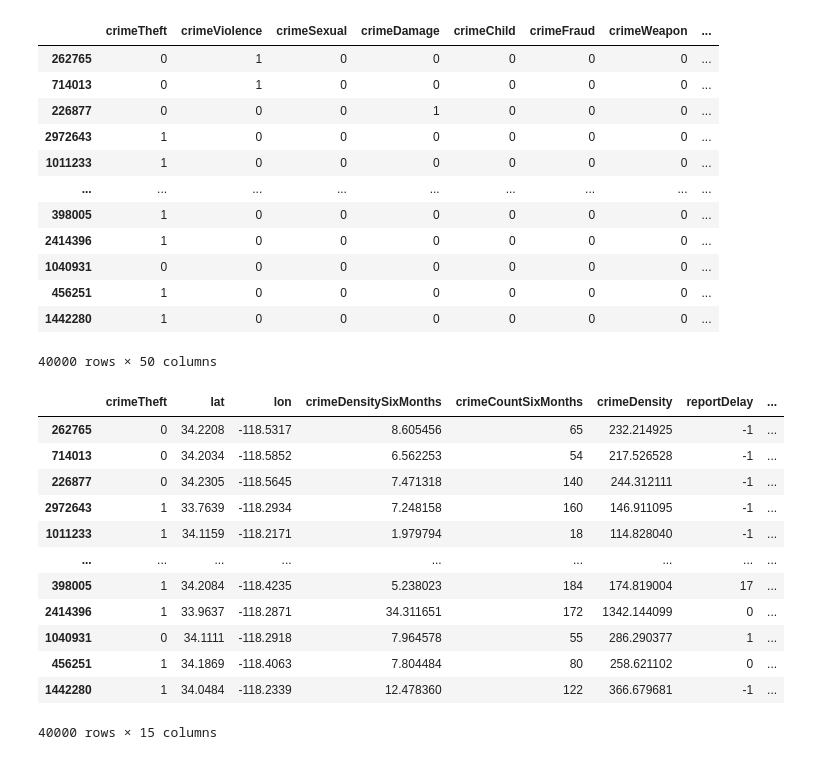
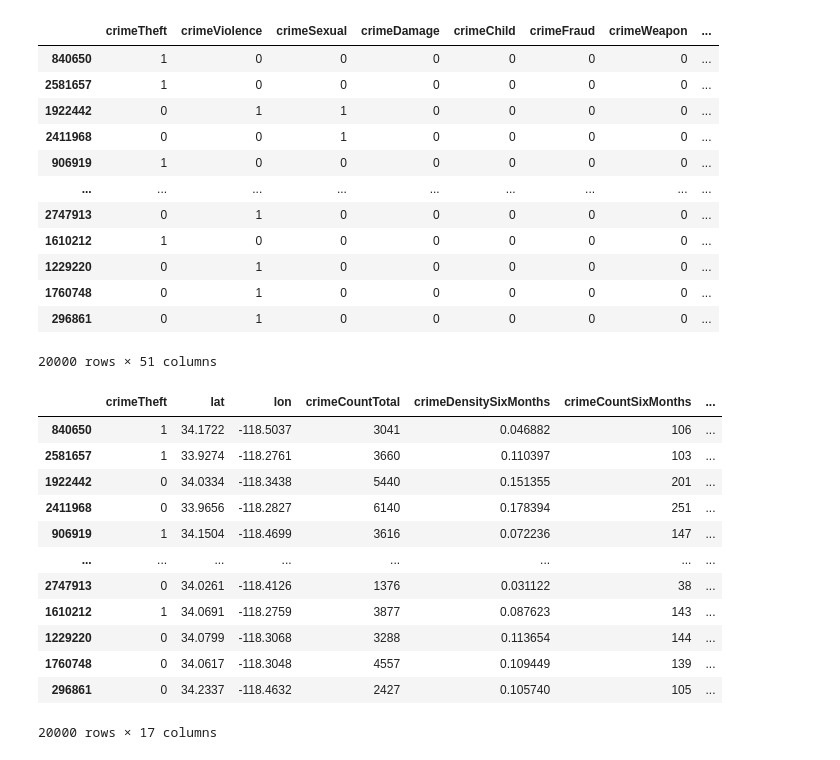
Before and after one commit to wihbit/la_crime, a Jupyter notebook: modeling.ipynb, the cells around one changed output. Cells and saved outputs as stored; diff of their text form; code cells hidden in the pictures.

```diff
--- a/modeling.ipynb
+++ b/modeling.ipynb
@@ -13,48 +13,48 @@ from sklearn.svm import SVC
 from xgboost import XGBClassifier
 # %%
 # Download cleaned file
-url = 'https://drive.usercontent.google.com/download?id=1x7_mo2EJAsqNaPKw87xHdQFFADBXHdcy&export=download&authuser=0&confirm=t'
+url = 'https://drive.usercontent.google.com/download?id=19qY6F3o63tZ01YbC3SKOQKPRwbDx5yFT&export=download&authuser=0&confirm=t'
 df = pd.read_csv(url, on_bad_lines='skip')
 # %%
 # Balance the dataset to be 50/50 for status 0 and 1
-status_1_sample = df[df['status']==1].sample(20000)
-status_0_sample = df[df['status']==0].sample(20000)
+status_1_sample = df[df['status']==1].sample(10_000)
+status_0_sample = df[df['status']==0].sample(10_000)
 
 full = pd.concat([status_0_sample, status_1_sample])
 full
 # %% [output]
 |  | crimeTheft | crimeViolence | crimeSexual | crimeDamage | crimeChild | crimeFraud | crimeWeapon | ... |
-| 262765 | 0 | 1 | 0 | 0 | 0 | 0 | 0 | ... |
-| 714013 | 0 | 1 | 0 | 0 | 0 | 0 | 0 | ... |
-| 226877 | 0 | 0 | 0 | 1 | 0 | 0 | 0 | ... |
-| 2972643 | 1 | 0 | 0 | 0 | 0 | 0 | 0 | ... |
-| 1011233 | 1 | 0 | 0 | 0 | 0 | 0 | 0 | ... |
+| 840650 | 1 | 0 | 0 | 0 | 0 | 0 | 0 | ... |
+| 2581657 | 1 | 0 | 0 | 0 | 0 | 0 | 0 | ... |
+| 1922442 | 0 | 1 | 1 | 0 | 0 | 0 | 0 | ... |
+| 2411968 | 0 | 0 | 1 | 0 | 0 | 0 | 0 | ... |
+| 906919 | 1 | 0 | 0 | 0 | 0 | 0 | 0 | ... |
 | ... | ... | ... | ... | ... | ... | ... | ... | ... |
-| 398005 | 1 | 0 | 0 | 0 | 0 | 0 | 0 | ... |
-| 2414396 | 1 | 0 | 0 | 0 | 0 | 0 | 0 | ... |
-| 1040931 | 0 | 0 | 0 | 0 | 0 | 0 | 0 | ... |
-| 456251 | 1 | 0 | 0 | 0 | 0 | 0 | 0 | ... |
-| 1442280 | 1 | 0 | 0 | 0 | 0 | 0 | 0 | ... |
+| 2747913 | 0 | 1 | 0 | 0 | 0 | 0 | 0 | ... |
+| 1610212 | 1 | 0 | 0 | 0 | 0 | 0 | 0 | ... |
+| 1229220 | 0 | 1 | 0 | 0 | 0 | 0 | 0 | ... |
+| 1760748 | 0 | 1 | 0 | 0 | 0 | 0 | 0 | ... |
+| 296861 | 0 | 1 | 0 | 0 | 0 | 0 | 0 | ... |
-40000 rows × 50 columns
+20000 rows × 51 columns
 # %%
 # Reduce dataframe to just these columns (open to experimentation)
-reduced_cols = ['crimeTheft', 'lat', 'lon', 'crimeDensitySixMonths', 'crimeCountSixMonths', 'crimeDensity', 'reportDelay', 'crimeViolence', 'weaponHuman', 'tractIncomeCategory', 'sitePrivateHome', 'crimeDamage', 'crimeWeapon', 'sitePublicArea', 'status']
+reduced_cols = ['crimeTheft', 'lat', 'lon', 'crimeCountTotal', 'crimeDensitySixMonths', 'crimeCountSixMonths', 'crimeDensity', 'reportDelay', 'crimeViolence', 'weaponHuman', 'ami_catego', 'sitePrivateHome', 'crimeDamage', 'crimeWeapon', 'sitePublicArea', 'arrestRatio', 'status']
 full = full[reduced_cols]
 full
 # %% [output]
-|  | crimeTheft | lat | lon | crimeDensitySixMonths | crimeCountSixMonths | crimeDensity | reportDelay | ... |
-| 262765 | 0 | 34.2208 | -118.5317 | 8.605456 | 65 | 232.214925 | -1 | ... |
-| 714013 | 0 | 34.2034 | -118.5852 | 6.562253 | 54 | 217.526528 | -1 | ... |
-| 226877 | 0 | 34.2305 | -118.5645 | 7.471318 | 140 | 244.312111 | -1 | ... |
-| 2972643 | 1 | 33.7639 | -118.2934 | 7.248158 | 160 | 146.911095 | -1 | ... |
-| 1011233 | 1 | 34.1159 | -118.2171 | 1.979794 | 18 | 114.828040 | -1 | ... |
-| ... | ... | ... | ... | ... | ... | ... | ... | ... |
-| 398005 | 1 | 34.2084 | -118.4235 | 5.238023 | 184 | 174.819004 | 17 | ... |
-| 2414396 | 1 | 33.9637 | -118.2871 | 34.311651 | 172 | 1342.144099 | 0 | ... |
-| 1040931 | 0 | 34.1111 | -118.2918 | 7.964578 | 55 | 286.290377 | 1 | ... |
-| 456251 | 1 | 34.1869 | -118.4063 | 7.804484 | 80 | 258.621102 | 0 | ... |
-| 1442280 | 1 | 34.0484 | -118.2339 | 12.478360 | 122 | 366.679681 | -1 | ... |
+|  | crimeTheft | lat | lon | crimeCountTotal | crimeDensitySixMonths | crimeCountSixMonths | ... |
+| 840650 | 1 | 34.1722 | -118.5037 | 3041 | 0.046882 | 106 | ... |
+| 2581657 | 1 | 33.9274 | -118.2761 | 3660 | 0.110397 | 103 | ... |
+| 1922442 | 0 | 34.0334 | -118.3438 | 5440 | 0.151355 | 201 | ... |
+| 2411968 | 0 | 33.9656 | -118.2827 | 6140 | 0.178394 | 251 | ... |
+| 906919 | 1 | 34.1504 | -118.4699 | 3616 | 0.072236 | 147 | ... |
+| ... | ... | ... | ... | ... | ... | ... | ... |
+| 2747913 | 0 | 34.0261 | -118.4126 | 1376 | 0.031122 | 38 | ... |
+| 1610212 | 1 | 34.0691 | -118.2759 | 3877 | 0.087623 | 143 | ... |
+| 1229220 | 0 | 34.0799 | -118.3068 | 3288 | 0.113654 | 144 | ... |
+| 1760748 | 0 | 34.0617 | -118.3048 | 4557 | 0.109449 | 139 | ... |
+| 296861 | 0 | 34.2337 | -118.4632 | 2427 | 0.105740 | 105 | ... |
-40000 rows × 15 columns
+20000 rows × 17 columns
 # %%
 # Split data into X and y (features and target variable)
 X = full.drop(columns=['status'])
```
Also changed, not shown: parts of 10 cells of this notebook, 2 other files.
